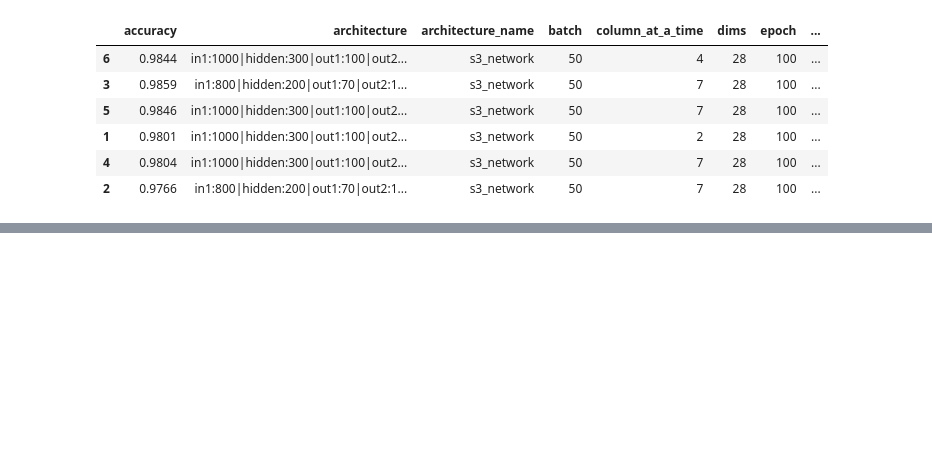
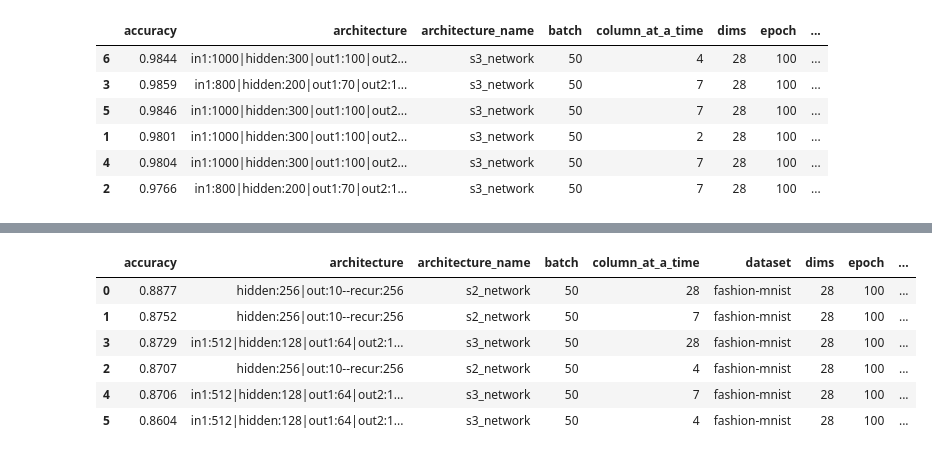
Before and after one commit to p16i/thesis-designing-recurrent-neural-networks-for-explainability, a Jupyter notebook: notebooks/visualize-results.ipynb, the cells around one changed output, grey strips where cells are left out. Cells and saved outputs as stored; diff of their text form; code cells hidden in the pictures; blank space fills up the shorter version.

```diff
--- a/notebooks/visualize-results.ipynb
+++ b/notebooks/visualize-results.ipynb
@@ -212,0 +267,13 @@ df[ df.architecture_name =='s3_network']
+# %%
+df = experiment_artifact.get_results('../experiment-results/sprint-8-fashion-mnist-100epoch/')\
+    .sort_values(by='accuracy', ascending=False)
+
+df
+# %% [output]
+|  | accuracy | architecture | architecture_name | batch | column_at_a_time | dataset | dims | epoch | ... |
+| 0 | 0.8877 | hidden:256|out:10--recur:256 | s2_network | 50 | 28 | fashion-mnist | 28 | 100 | ... |
+| 1 | 0.8752 | hidden:256|out:10--recur:256 | s2_network | 50 | 7 | fashion-mnist | 28 | 100 | ... |
+| 3 | 0.8729 | in1:512|hidden:128|out1:64|out2:1... | s3_network | 50 | 28 | fashion-mnist | 28 | 100 | ... |
+| 2 | 0.8707 | hidden:256|out:10--recur:256 | s2_network | 50 | 4 | fashion-mnist | 28 | 100 | ... |
+| 4 | 0.8706 | in1:512|hidden:128|out1:64|out2:1... | s3_network | 50 | 7 | fashion-mnist | 28 | 100 | ... |
+| 5 | 0.8604 | in1:512|hidden:128|out1:64|out2:1... | s3_network | 50 | 4 | fashion-mnist | 28 | 100 | ... |
```
Also changed, not shown: parts of 3 cells of this notebook, 2 other files.
